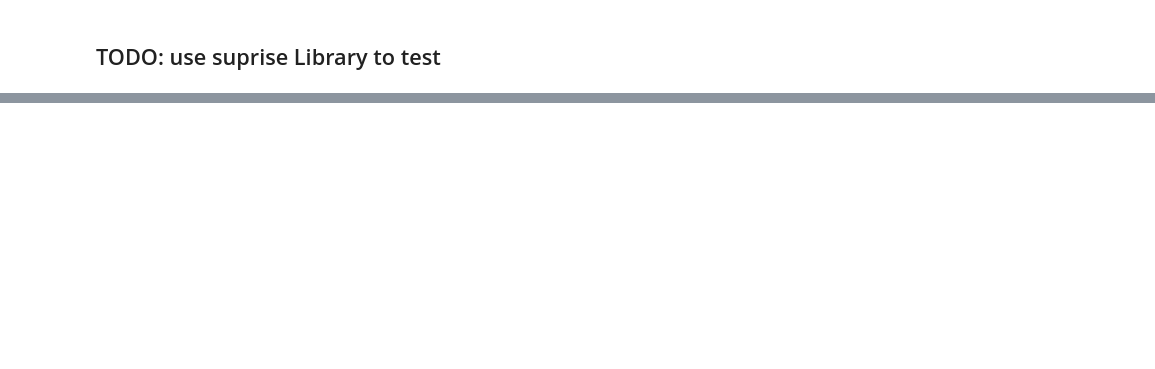
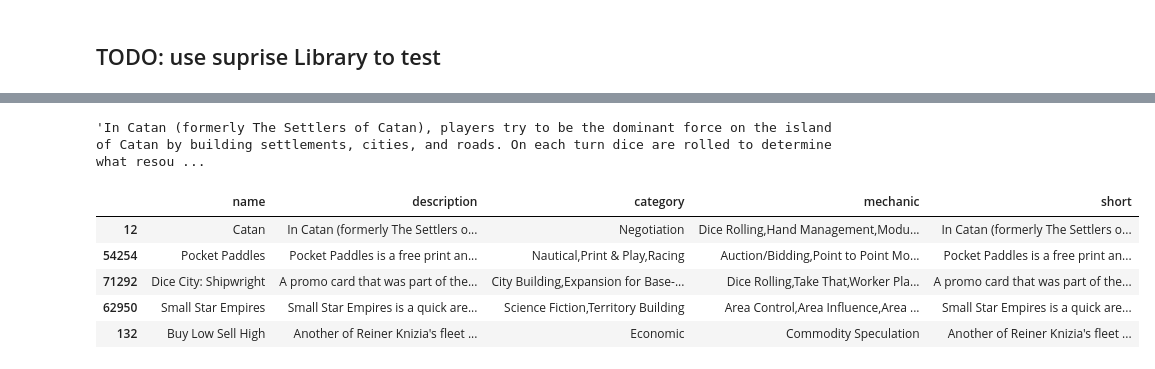
Before and after one commit to zyang0009/boardgamerecommender, a Jupyter notebook: src/1.initialModel.ipynb, the cells around one changed output, grey strips where cells are left out. Cells and saved outputs as stored; diff of their text form; code cells hidden in the pictures; blank space fills up the shorter version.

```diff
--- a/src/1.initialModel.ipynb
+++ b/src/1.initialModel.ipynb
@@ -277,0 +325,2 @@ with open('../models/prob_matrix.pickle', 'wb') as f:
+# %%
+data = recommend_games("Catan",10)
@@ -277,0 +350,19 @@ with open('../models/prob_matrix.pickle', 'wb') as f:
+# %%
+data['category'] = data.category.apply(lambda x: ",".join(x))
+data['mechanic'] = data.mechanic.apply(lambda x: ",".join(x))
+# %%
+text = data.description.iloc[0]
+' '.join(re.split(r'(?<=[.:;])\s', text)[:3])
+# %% [output]
+'In Catan (formerly The Settlers of Catan), players try to be the dominant force on the island of Catan by building settlements, cities, and roads. On each turn dice are rolled to determine what resou ...
+# %%
+data['short_desc'] = data.description.apply(lambda x: ' '.join(re.split(r'(?<=[.:;])\s', x)[:4]))
+# %%
+data.head()
+# %% [output]
+|  | name | description | category | mechanic | short |
+| 12 | Catan | In Catan (formerly The Settlers o... | Negotiation | Dice Rolling,Hand Management,Modu... | In Catan (formerly The Settlers o... |
+| 54254 | Pocket Paddles | Pocket Paddles is a free print an... | Nautical,Print & Play,Racing | Auction/Bidding,Point to Point Mo... | Pocket Paddles is a free print an... |
+| 71292 | Dice City: Shipwright | A promo card that was part of the... | City Building,Expansion for Base-... | Dice Rolling,Take That,Worker Pla... | A promo card that was part of the... |
+| 62950 | Small Star Empires | Small Star Empires is a quick are... | Science Fiction,Territory Building | Area Control,Area Influence,Area ... | Small Star Empires is a quick are... |
+| 132 | Buy Low Sell High | Another of Reiner Knizia's fleet ... | Economic | Commodity Speculation | Another of Reiner Knizia's fleet ... |
```
Also changed, not shown: parts of 6 cells of this notebook, 6 other files.
